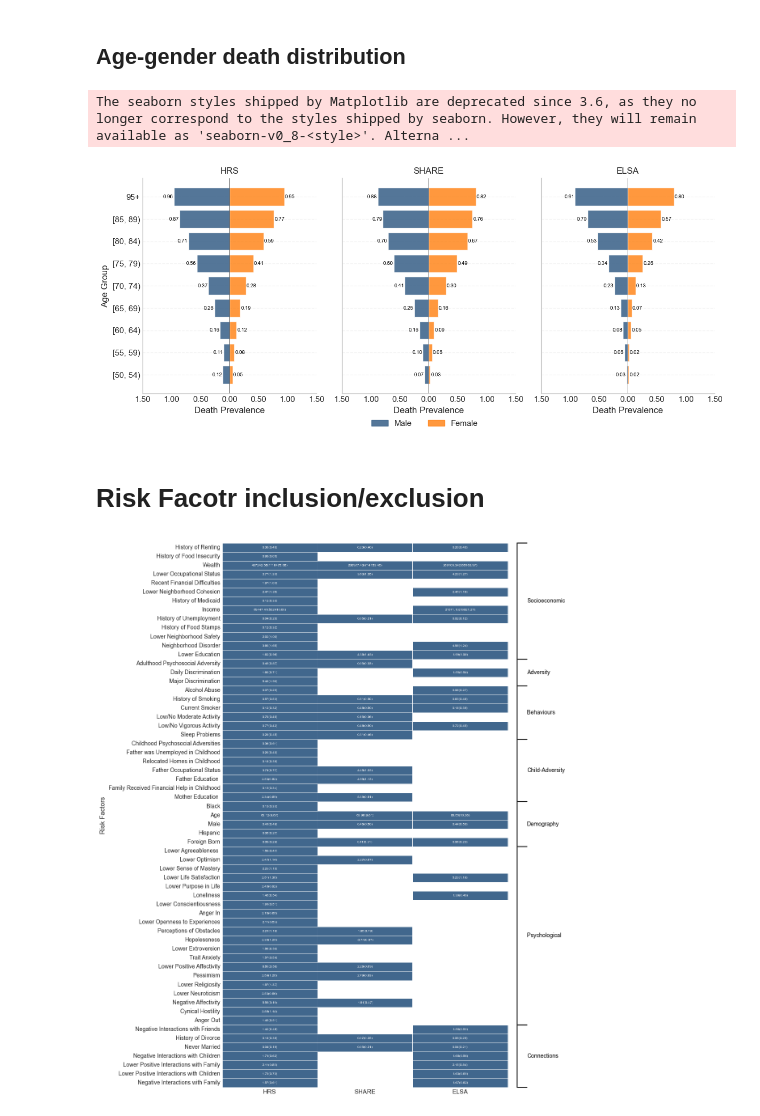
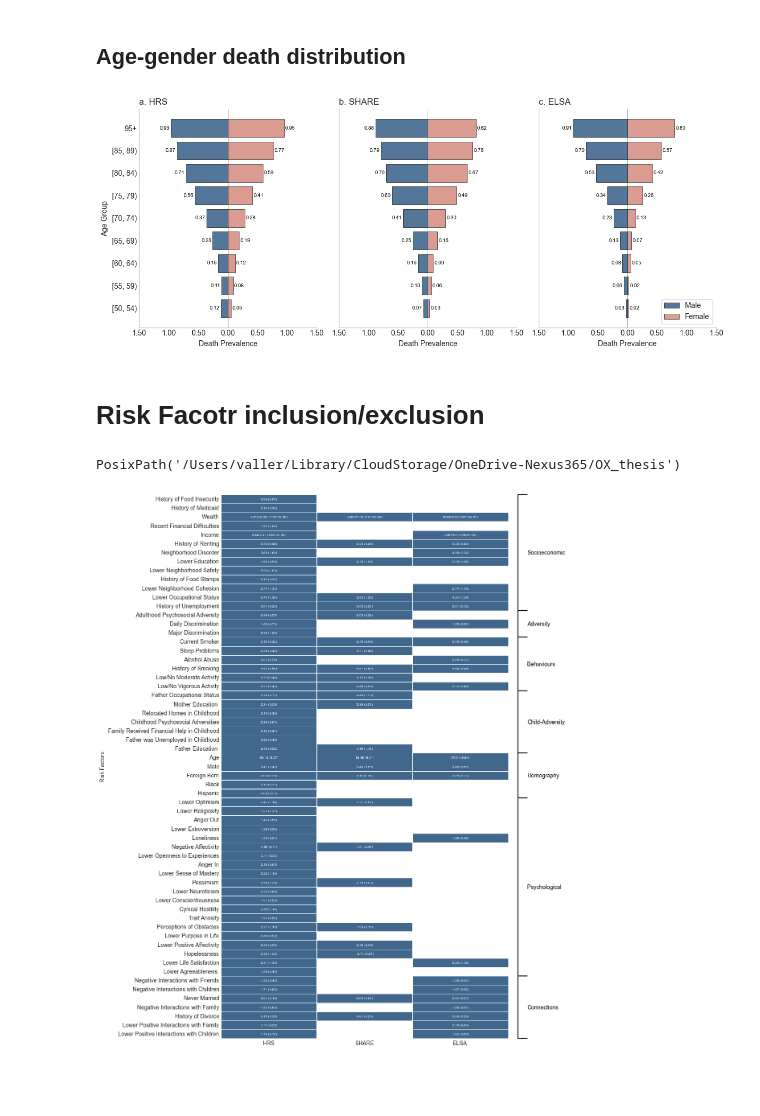
Before and after one commit to vallerrr/Mortality_prediction_cross_countries, a Jupyter notebook: 01_data_inspection.ipynb, the cells around one changed output. Drawn from its saved outputs; the diff is of its cells as text; code cells hidden in the pictures; blank space fills up the shorter version.

```diff
--- a/01_data_inspection.ipynb
+++ b/01_data_inspection.ipynb
@@ -53,9 +44,8 @@ import matplotlib.pyplot as plt
 import seaborn as sns
 import matplotlib.patches as mpatches
 
-sns.set(style="whitegrid")
 
-fig, ax = plt.subplots(1, 3, figsize=(9, 3), sharey=True, sharex=True)
+fig, ax = plt.subplots(1, 3, figsize=(10, 3), sharey=True, sharex=True)
 axs = ax.flatten()
 
 for i, dataset in enumerate(['HRS', 'SHARE', 'ELSA']):
@@ -73,7 +63,9 @@ for i, dataset in enumerate(['HRS', 'SHARE', 'ELSA']):
         kde=True,
         alpha=0.6,
         palette={0: colors['blue'], 1: colors['orange']},
-        bins=df['age'].nunique() if dataset=='HRS' else df['age'].nunique()
+        bins=df['age'].nunique() if dataset=='HRS' else df['age'].nunique(),
+        edgecolor='black',
+        linewidth=0
 
     )
 
@@ -83,9 +75,17 @@ for i, dataset in enumerate(['HRS', 'SHARE', 'ELSA']):
     axs[i].set_ylabel('Frequency')
     axs[i].spines['top'].set_visible(False)
     axs[i].spines['right'].set_visible(False)
-    axs[i].grid(axis='y', color='gray', linestyle='--', linewidth=1, alpha=0.5)
-    axs[i].grid(axis='x', color='gray', linestyle='--', linewidth=1, alpha=0.5)
+    # change color of bottom spine to black
+    #spines = axs[i].spines
+    #spines['bottom'].set_color('black')
+
+
+    axs[i].grid(axis='y', color='gray', linestyle='--', linewidth=1, alpha=0.3)
+    axs[i].grid(axis='x', color='gray', linestyle='--', linewidth=1, alpha=0.3)
     axs[i].get_legend().remove()
+    # set tick
+    #axs[i].tick_params(axis='x', rotation=45)
+    axs[i].set_xticks(range(50, 110, 10))
 alive_patch = mpatches.Patch(color=colors['blue'], label='Alive', alpha=0.6)
 deceased_patch = mpatches.Patch(color=colors['orange'], label='Deceased', alpha=0.6)
 
@@ -212,59 +156,49 @@ for i, dataset in enumerate(datasets):
     pivot_df['Male'] = -pivot_df['Male']
     alpha = 0.8
     # Plot bars
-    bars_m = axs[i].barh(pivot_df.index, pivot_df['Male'], color=colors['blue'], label='Male',alpha=alpha+0.1)
-    bars_f = axs[i].barh(pivot_df.index, pivot_df['Female'], color=colors['orange'], label='Female',alpha=alpha)
+    bars_m = axs[i].barh(pivot_df.index, pivot_df['Male'], color=colors['blue'], label='Male',alpha=alpha+0.1, edgecolor='black', linewidth=0.5)
+    bars_f = axs[i].barh(pivot_df.index, pivot_df['Female'], color="#d18375", label='Female',alpha=alpha, edgecolor='black', linewidth=0.5)
 
     # Annotations (absolute values)
     for bar in bars_m:
         width = bar.get_width()
         if width != 0:
-            axs[i].text(width - 0.01, bar.get_y() + bar.get_height() / 2,
+            axs[i].text(width - 0.02, bar.get_y() + bar.get_height() / 2,
                         f'{abs(width):.2f}', va='center', ha='right', color='black', fontsize=7)
     for bar in bars_f:
         width = bar.get_width()
         if width != 0:
-            axs[i].text(width + 0.01, bar.get_y() + bar.get_height() / 2,
+            axs[i].text(width + 0.02, bar.get_y() + bar.get_height() / 2,
                         f'{width:.2f}', va='center', ha='left', color='black', fontsize=7)
 
     # Styling
-    axs[i].set_title(dataset)
+    axs[i].set_title(f"{'a.' if dataset=='HRS' else 'b.' if dataset=='SHARE' else 'c.' } "+dataset,loc='left')
     axs[i].axvline(0, color='black', linewidth=0.5)
     axs[i].spines['top'].set_visible(False)
     axs[i].spines['right'].set_visible(False)
-    axs[i].grid(axis='y', linestyle='--', alpha=0.2)
+    axs[i].grid(axis='both', linestyle='--', alpha=0.3)
 
     axs[i].set_xlabel('Death Prevalence')
 
 # Set common y-label
 axs[0].set_ylabel('Age Group')
-
+axs[2].legend(loc='lower right', frameon=True)
 # Format x-axis ticks to show absolute values
 xticks = axs[0].get_xticks()
 xtick_labels = [f'{abs(x):.2f}' for x in xticks]
 for ax in axs:
     ax.set_xticks(xticks)
     ax.set_xticklabels(xtick_labels)
-    ax.grid(axis='x', linestyle='--', alpha=0)
+    ax.grid(axis='both', linestyle='--', alpha=0)
 
-# Add legend at the bottom
-male_patch = mpatches.Patch(color=colors['blue'], label='Male', alpha=0.9)
-female_patch = mpatches.Patch(color=colors['orange'], label='Female', alpha=alpha)
-
-fig.legend(handles=[male_patch, female_patch],
-           loc='lower center',
-           ncol=2,
-           bbox_to_anchor=(0.52, -0.04),
-           frameon=False)
 
 # Final layout
 fig.tight_layout()
 #plt.subplots_adjust(bottom=0.12)
 plt.savefig('graphs/data_description/death_pyramid_by_gender_and_age.pdf',bbox_inches='tight')
 #plt.show()
 # %% [output]
-The seaborn styles shipped by Matplotlib are deprecated since 3.6, as they no longer correspond to the styles shipped by seaborn. However, they will remain available as 'seaborn-v0_8-<style>'. Alterna ...
-[figure, old version]
+[figure, new version]
 # %% [markdown]
 # Risk Facotr inclusion/exclusion
 # %%
@@ -291,6 +225,13 @@ for domain in ['demographic', 'child_adverse', 'adult_SES', 'behavioral', 'adult
 df_all_variables.sort_values('domain', inplace=True)
 df_all_variables.reset_index(drop=True,inplace=True)
 df_all_variables.fillna(0,inplace=True)
+# %%
+from pathlib import Path
+
+
+Path.cwd()
+# %% [output]
+PosixPath('/Users/valler/Library/CloudStorage/OneDrive-Nexus365/OX_thesis')
 # %%
 # Replace variables with readable names
 heatmap_data = df_all_variables.set_index('variables')[['HRS', 'SHARE', 'ELSA']]
@@ -348,6 +289,7 @@ heatmap_data = df_all_variables.set_index('variables')[['HRS', 'SHARE', 'ELSA']]
 
 
 heatmap_data.index = heatmap_data.index.map(lambda x: params.var_dict.get(x, x))  # Replace with readable names
+heatmap_data['HRS']= heatmap_data['HRS'].astype(int)
 
 # Custom colormap
 custom_cmap = ListedColormap([colors['white'], colors['blue']])
@@ -423,4 +365,4 @@ plt.tight_layout()
 # Show plot
 plt.savefig('graphs/data_description/variable_availability_with_datainfo.pdf')
 # %% [output]
-[figure, old version]
+[figure, new version]
```
Also changed, not shown: parts of 4 cells of this notebook, 5 other files.
